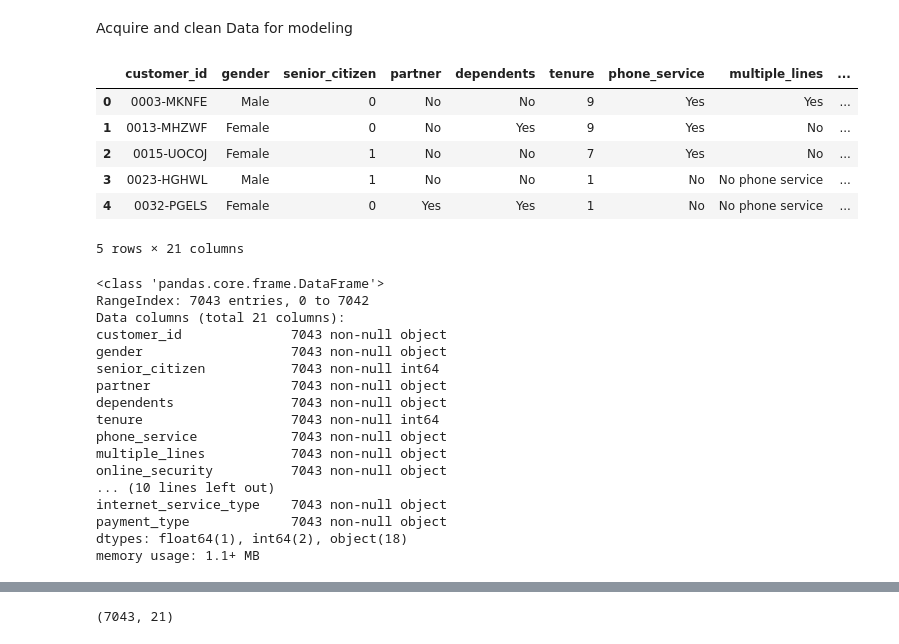
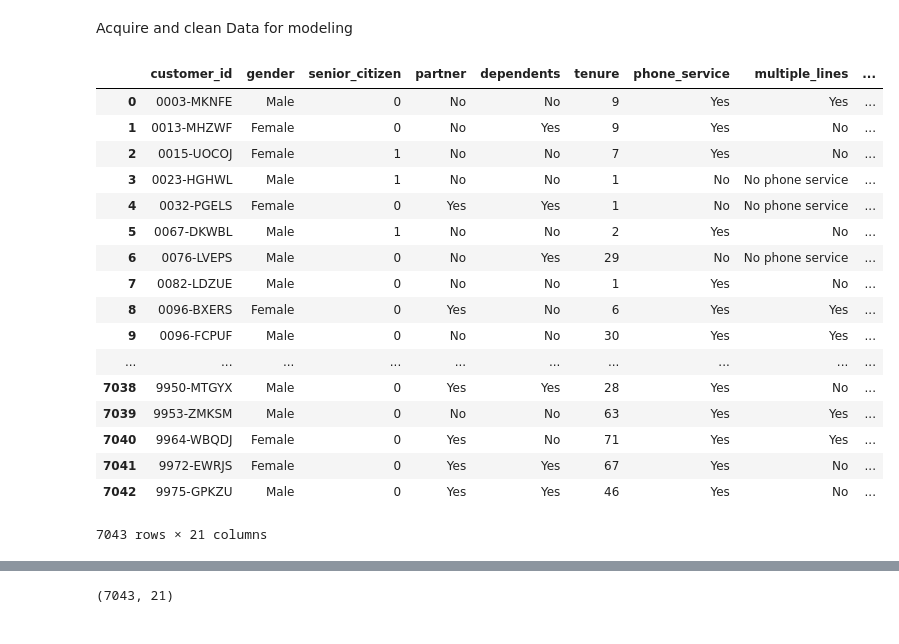
Before and after one commit to Mattsantos541/Telco-Regression-Project, a Jupyter notebook: First worksheet.ipynb, the cells around one changed output, grey strips where cells are left out. Cells and saved outputs as stored; diff of their text form; code cells hidden in the pictures.

Commit message:
data is clean

```diff
--- a/First worksheet.ipynb
+++ b/First worksheet.ipynb
@@ -30,32 +30,23 @@ df= pd.DataFrame(df)
 # %%
 df= df.drop (df[['internet_service_type_id', 'payment_type_id', 'contract_type_id', 'payment_type_id']], axis=1)
 # %%
-df.head()
+df.dropna()
 # %% [output]
 |  | customer_id | gender | senior_citizen | partner | dependents | tenure | phone_service | multiple_lines | ... |
 | 0 | 0003-MKNFE | Male | 0 | No | No | 9 | Yes | Yes | ... |
 | 1 | 0013-MHZWF | Female | 0 | No | Yes | 9 | Yes | No | ... |
 | 2 | 0015-UOCOJ | Female | 1 | No | No | 7 | Yes | No | ... |
 | 3 | 0023-HGHWL | Male | 1 | No | No | 1 | No | No phone service | ... |
 | 4 | 0032-PGELS | Female | 0 | Yes | Yes | 1 | No | No phone service | ... |
+| 5 | 0067-DKWBL | Male | 1 | No | No | 2 | Yes | No | ... |
+| 6 | 0076-LVEPS | Male | 0 | No | Yes | 29 | No | No phone service | ... |
+| 7 | 0082-LDZUE | Male | 0 | No | No | 1 | Yes | No | ... |
+| 8 | 0096-BXERS | Female | 0 | Yes | No | 6 | Yes | Yes | ... |
+| 9 | 0096-FCPUF | Male | 0 | No | No | 30 | Yes | Yes | ... |
+| ... | ... | ... | ... | ... | ... | ... | ... | ... | ... |
+| 7038 | 9950-MTGYX | Male | 0 | Yes | Yes | 28 | Yes | No | ... |
+| 7039 | 9953-ZMKSM | Male | 0 | No | No | 63 | Yes | Yes | ... |
+| 7040 | 9964-WBQDJ | Female | 0 | Yes | No | 71 | Yes | Yes | ... |
+| 7041 | 9972-EWRJS | Female | 0 | Yes | Yes | 67 | Yes | No | ... |
+| 7042 | 9975-GPKZU | Male | 0 | Yes | Yes | 46 | Yes | No | ... |
-5 rows × 21 columns
+7043 rows × 21 columns
-# %%
-df.info()
-# %% [output]
-<class 'pandas.core.frame.DataFrame'>
-RangeIndex: 7043 entries, 0 to 7042
-Data columns (total 21 columns):
-customer_id              7043 non-null object
-gender                   7043 non-null object
-senior_citizen           7043 non-null int64
-partner                  7043 non-null object
-dependents               7043 non-null object
-tenure                   7043 non-null int64
-phone_service            7043 non-null object
-multiple_lines           7043 non-null object
-online_security          7043 non-null object
-... (10 lines left out)
-internet_service_type    7043 non-null object
-payment_type             7043 non-null object
-dtypes: float64(1), int64(2), object(18)
-memory usage: 1.1+ MB
```
Also changed, not shown: parts of 8 cells of this notebook, 1 other file.
